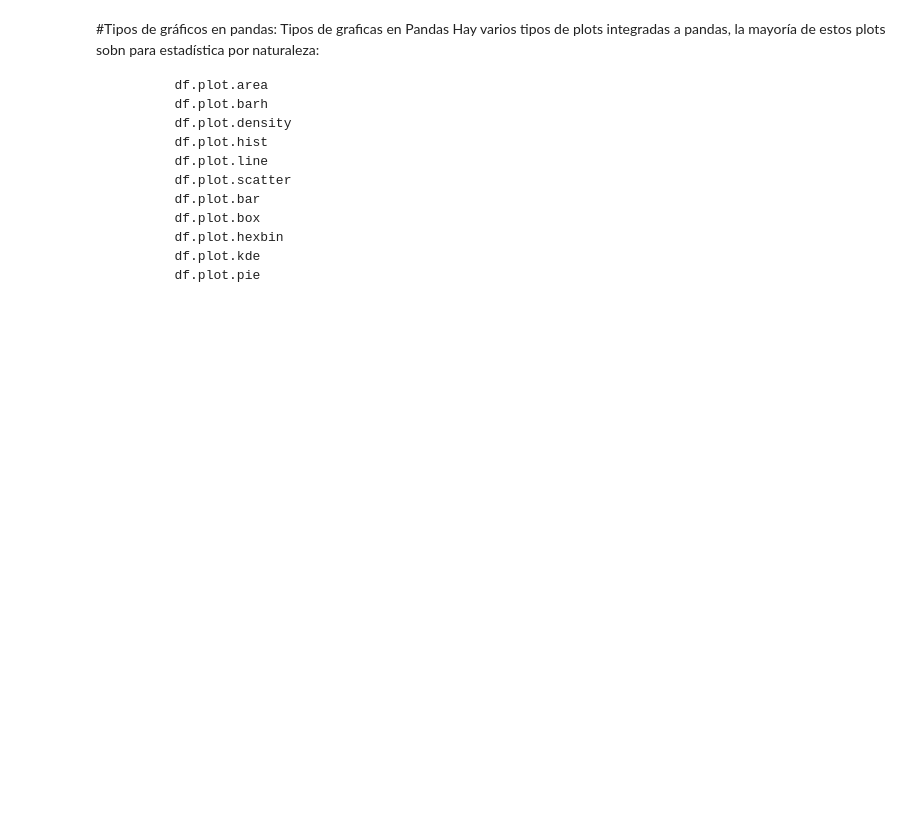
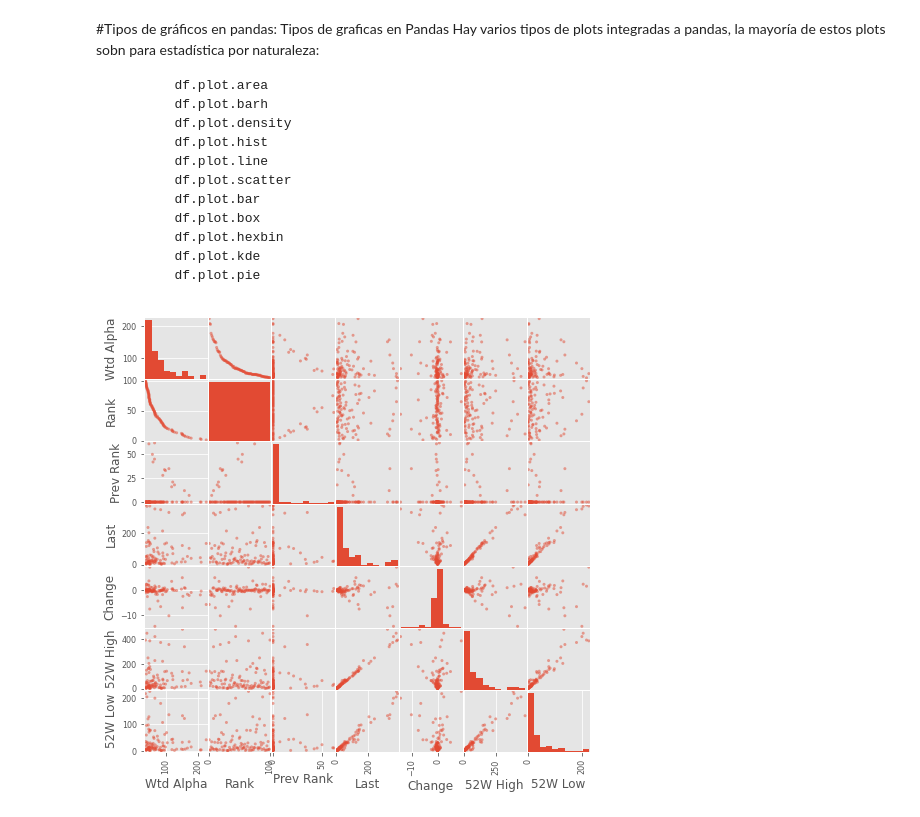
Before and after one commit to jmmartinnu2/Pandas-finanzas, a Jupyter notebook: data_finanzas.ipynb, the cells around one changed output. Drawn from its saved outputs; the diff is of its cells as text; code cells hidden in the pictures; blank space fills up the shorter version.

```diff
--- a/data_finanzas.ipynb
+++ b/data_finanzas.ipynb
@@ -433,3 +433,7 @@ Hay varios tipos de plots integradas a pandas, la mayoría de estos plots sobn p
             df.plot.hexbin
             df.plot.kde
             df.plot.pie
+# %%
+pd.plotting.scatter_matrix(data, figsize=(8, 8));
+# %% [output]
+[figure, added]
```
